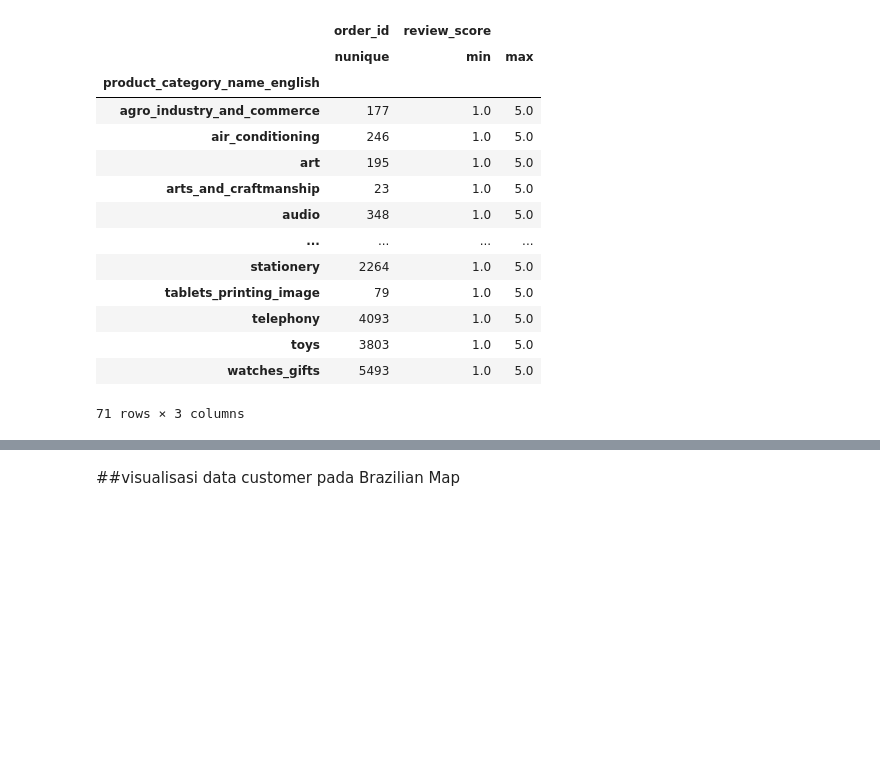
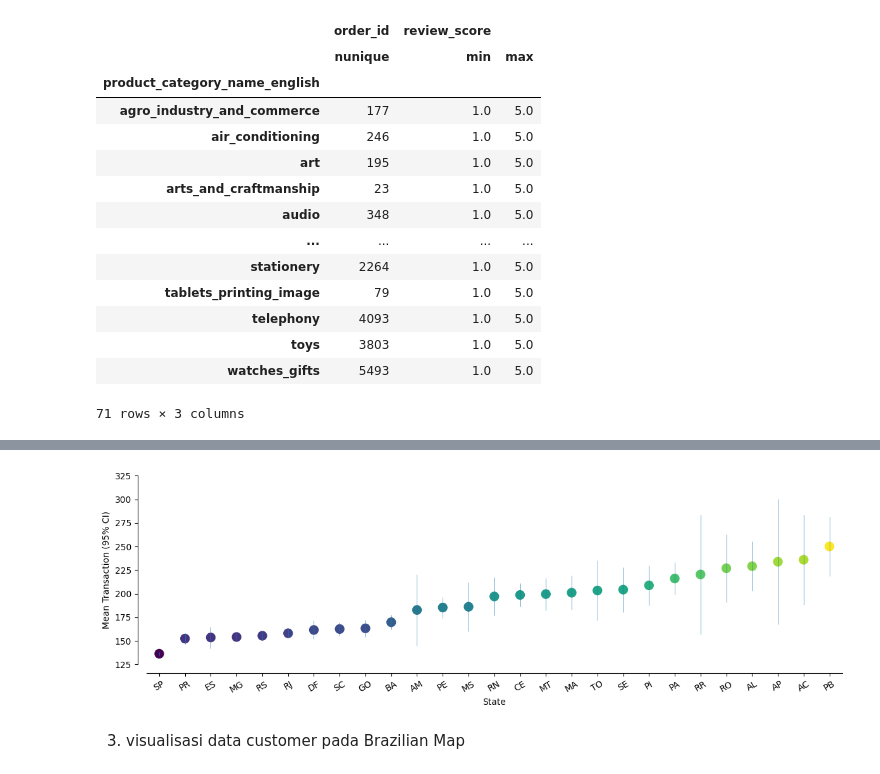
Before and after one commit to RafiyatnSandya/Data-Analyst-Dicoding, a Jupyter notebook: notebook.ipynb, the cells around one changed output, grey strips where cells are left out. Drawn from its saved outputs; the diff is of its cells as text; code cells hidden in the pictures; blank space fills up the shorter version.

```diff
--- a/notebook.ipynb
+++ b/notebook.ipynb
@@ -804,5 +883,72 @@ all_data_df.to_csv(output_csv_path, index=False)
+# %%
+from scipy import stats
+
+pay_ord_cust = orders.merge(payments, on='order_id', how='outer').merge(customers, on='customer_id', how='outer')
+customer_spent = pay_ord_cust.groupby('customer_unique_id').agg({'payment_value': 'sum'}).sort_values(by='payment_value', ascending=False)
+
+customer_mean = customer_spent['payment_value'].mean()
+customer_std = stats.sem(customer_spent['payment_value'])
+
+stats.t.interval(0.95, loc=customer_mean, scale= customer_std, df= len(customer_spent)- 1)
+
+customer_regions = pay_ord_cust.groupby('customer_state').agg({'payment_value':[np.mean, np.std], 'customer_unique_id':'count'})
+customer_regions.reset_index(inplace=True)
+
+cis = stats.t.interval(.95, loc=customer_regions['payment_value']['mean'], scale=customer_regions['payment_value']['std']/np.sqrt(customer_regions['customer_unique_id']['count']), df= customer_regions['customer_unique_id']['count'] -1)
+
+customer_regions['ci_low'] = cis[0]
+customer_regions['ci_hi'] = cis[1]
+# %%
+def default_plot(ax, spines):
+    ax = plt.gca()
+    # Remove unnecessary axes and ticks (top and bottom)
+    ax.spines["top"].set_visible(False)
+    ax.spines["right"].set_visible(False)
+    ax.get_xaxis().tick_bottom()
+    ax.get_yaxis().tick_left()
+
+    # Set the ticks facing OUTWARD
+    ax.get_yaxis().set_tick_params(direction='out')
+    ax.get_xaxis().set_tick_params(direction='out')
+
+    # Remove grid
+    #ax.grid('off')
+
+    for loc, spine in ax.spines.items():
+        if loc in spines:
+            spine.set_position(('outward', 10))  # outward by 10 points
+
+    # turn off ticks where there is no spine
+    if 'left' in spines:
+        ax.yaxis.set_ticks_position('left')
+
+    if 'right' in spines:
+        ax.yaxis.set_ticks_position('right')
+
+    if 'bottom' in spines:
+        ax.xaxis.set_ticks_position('bottom')
+
+    return ax
+
+# sort ascendingly for easier to read plot
+plot = customer_regions.sort_values(by=('payment_value', 'mean'))
+
+# make figure
+fig, ax = plt.subplots(figsize= (12, 4))
+ax = default_plot(ax, ['left', 'bottom'])
+plt.xticks(rotation= 30)
+plt.xlabel('State')
+plt.ylabel('Mean Transaction (95% CI)')
+plt.xlim(-0.5, 26.5)
+plt.ylim(125, 325)
+plt.scatter(plot['customer_state'], plot['payment_value']['mean'], s=100, c=plot['payment_value']['mean'])
+plt.vlines(plot['customer_state'], plot['ci_low'], plot['ci_hi'], lw=.5)
+plt.tight_layout()
+plt.savefig('drive/MyDrive/asli_git/data/customers_ci.png', dpi= 300)
+# %% [output]
+[figure, added]
 # %% [markdown]
-##visualisasi data customer pada Brazilian Map
+3. visualisasi data customer pada Brazilian Map
 # %%
 items_product = data['items'].merge(data['products'], on= 'product_id', how= 'inner')
 orders_ip = data['orders'].merge(items_product, on='order_id', how='inner')
```
Also changed, not shown: parts of 20 cells of this notebook, 2 other files.
